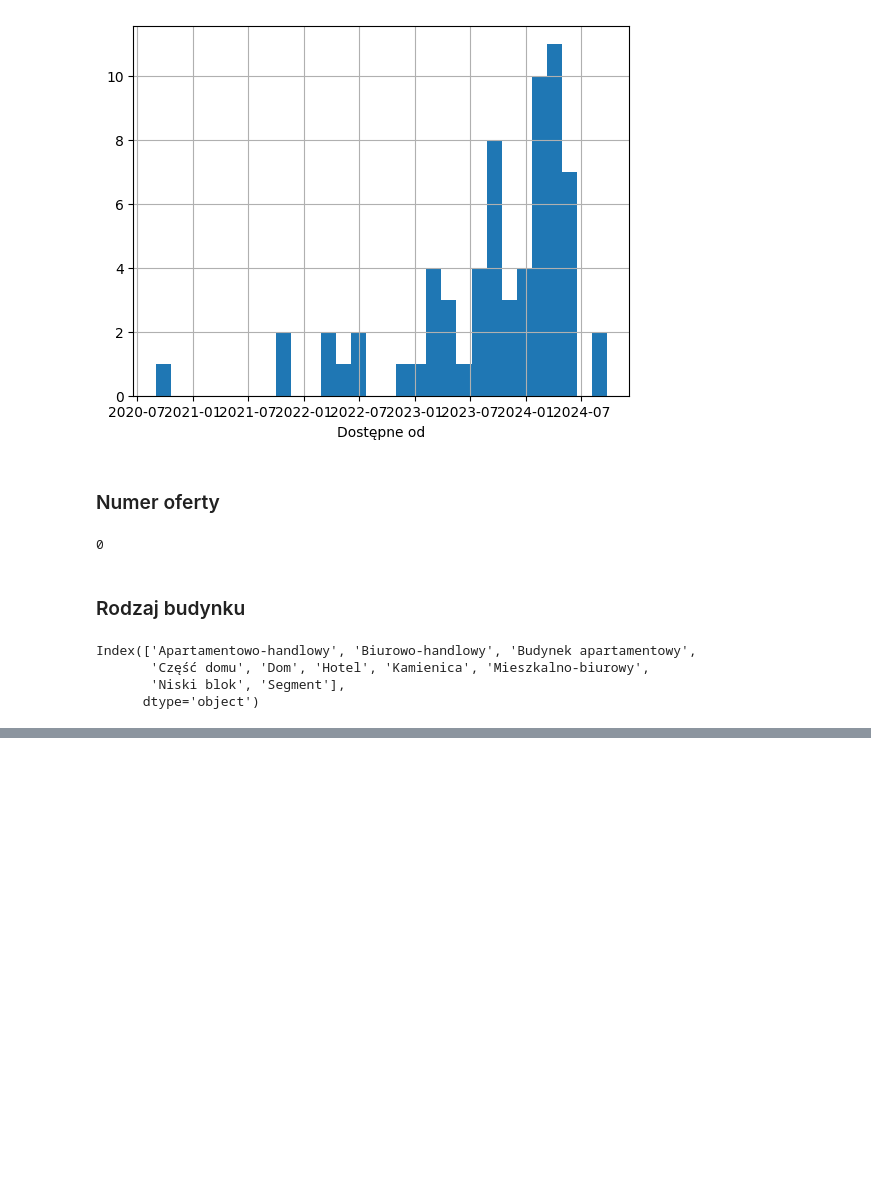
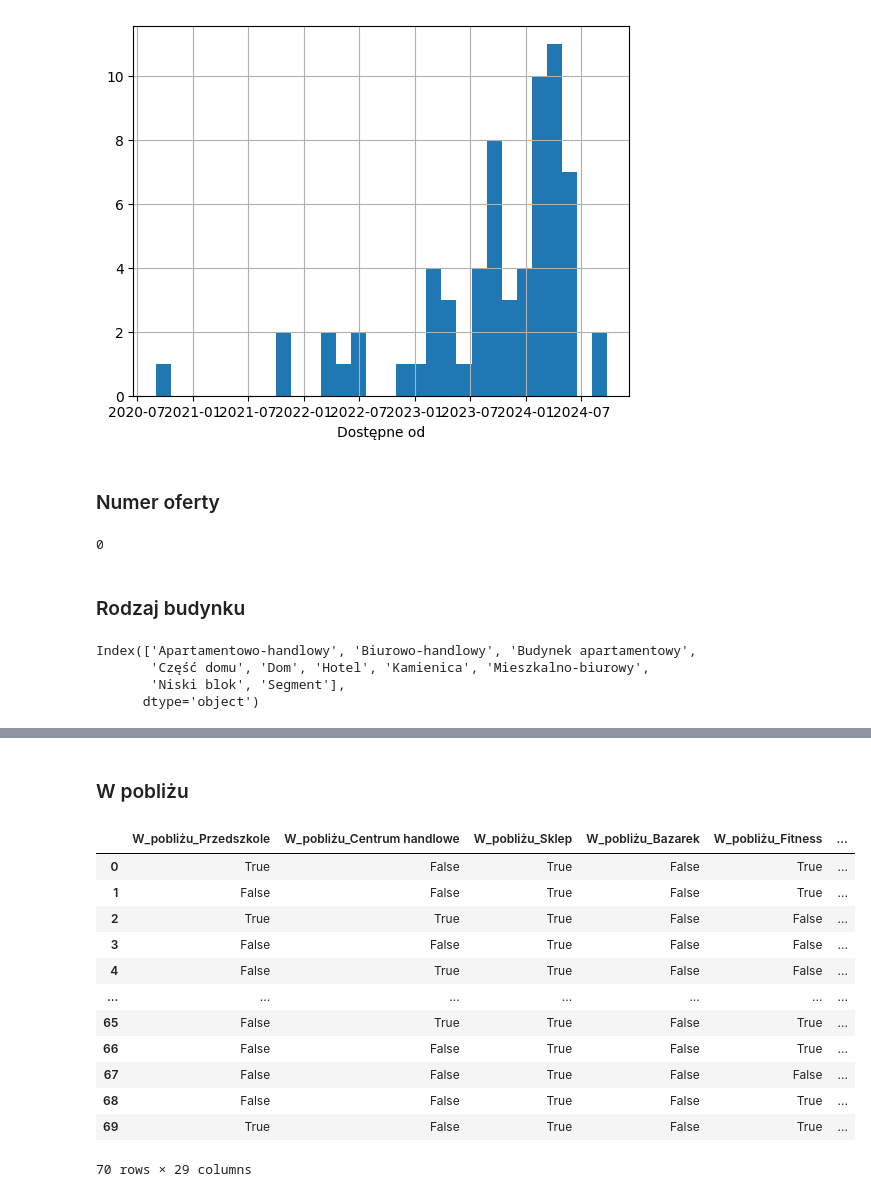
Before and after one commit to kapipapi/real-estate-analysis, a Jupyter notebook: data_cleansing.ipynb, the cells around one changed output, grey strips where cells are left out. Drawn from its saved outputs; the diff is of its cells as text; code cells hidden in the pictures; blank space fills up the shorter version.

```diff
--- a/data_cleansing.ipynb
+++ b/data_cleansing.ipynb
@@ -144,0 +246,3 @@ Index(['Apartamentowo-handlowy', 'Biurowo-handlowy', 'Budynek apartamentowy',
+# %%
+df1["Typ kuchni"] = df["Typ kuchni"].fillna("Brak").astype('category')
+df1["Typ kuchni"].value_counts()
@@ -144,0 +260,3 @@ Index(['Apartamentowo-handlowy', 'Biurowo-handlowy', 'Budynek apartamentowy',
+# %%
+df1["Liczba łazienek"] = df["Liczba łazienek"].fillna(0)
+df1["Liczba łazienek"].value_counts()
@@ -144,0 +291,13 @@ Index(['Apartamentowo-handlowy', 'Biurowo-handlowy', 'Budynek apartamentowy',
+# %%
+df1["Parking_Na_Ulicy"] = df["Informacje o Garażu/Miejscach parkingowych"].str.contains("Na ulicy")
+
+df1["Parking_Miejsce"] = df["Informacje o Garażu/Miejscach parkingowych"].str.contains("Miejsce parkingowe")
+
+df1["Parking_Garaż"] = df["Informacje o Garażu/Miejscach parkingowych"].str.contains("Garaż")
+df1["Parking_Garaż"] |= df["Informacje o Garażu/Miejscach parkingowych"].str.contains("Jednostanowiskowy")
+df1["Parking_Garaż"] |= df["Informacje o Garażu/Miejscach parkingowych"].str.contains("podziemny")
+
+df1["Parking_Inny"] = ~(df1["Parking_Na_Ulicy"] | df1["Parking_Miejsce"] | df1["Parking_Garaż"])
+
+df1[["Parking_Na_Ulicy", "Parking_Miejsce", "Parking_Garaż", "Parking_Inny"]] = df1[["Parking_Na_Ulicy", "Parking_Miejsce", "Parking_Garaż", "Parking_Inny"]].fillna(False)
+df1[["Parking_Na_Ulicy", "Parking_Miejsce", "Parking_Garaż", "Parking_Inny"]].value_counts()
@@ -144,0 +316,8 @@ Index(['Apartamentowo-handlowy', 'Biurowo-handlowy', 'Budynek apartamentowy',
+# %%
+df1["Komunikacja_Autobus"] = df["Komunikacja"].str.contains("Autobus").fillna(False)
+df1["Komunikacja_Kolej"] = df["Komunikacja"].str.contains("Kolej").fillna(False)
+
+df1["Komunikacja_PKS"] = df["Komunikacja"].str.contains("PKS").fillna(False)
+df1["Komunikacja_PKS"] |= df["Komunikacja"].str.contains("Bus").fillna(False)
+
+df1[["Komunikacja_Autobus","Komunikacja_Kolej","Komunikacja_PKS"]].value_counts()
@@ -144,0 +333,27 @@ Index(['Apartamentowo-handlowy', 'Biurowo-handlowy', 'Budynek apartamentowy',
+# %% [markdown]
+### W pobliżu
+# %%
+around = set()
+
+for item in df["W pobliżu"].to_list():
+    for x in item.split(", "):
+        around.add(x)
+
+for item in around:
+    df1[f"W_pobliżu_{item}"] = df["W pobliżu"].str.contains(item).fillna(False)
+
+df1[[f"W_pobliżu_{item}" for item in around]]
+# %% [output]
+|  | W_pobliżu_Przedszkole | W_pobliżu_Centrum handlowe | W_pobliżu_Sklep | W_pobliżu_Bazarek | W_pobliżu_Fitness | ... |
+| 0 | True | False | True | False | True | ... |
+| 1 | False | False | True | False | True | ... |
+| 2 | True | True | True | False | False | ... |
+| 3 | False | False | True | False | False | ... |
+| 4 | False | True | True | False | False | ... |
+| ... | ... | ... | ... | ... | ... | ... |
+| 65 | False | True | True | False | True | ... |
+| 66 | False | False | True | False | True | ... |
+| 67 | False | False | True | False | False | ... |
+| 68 | False | False | True | False | True | ... |
+| 69 | True | False | True | False | True | ... |
+70 rows × 29 columns
```
Also changed, not shown: parts of 47 cells of this notebook, 1 other file.
